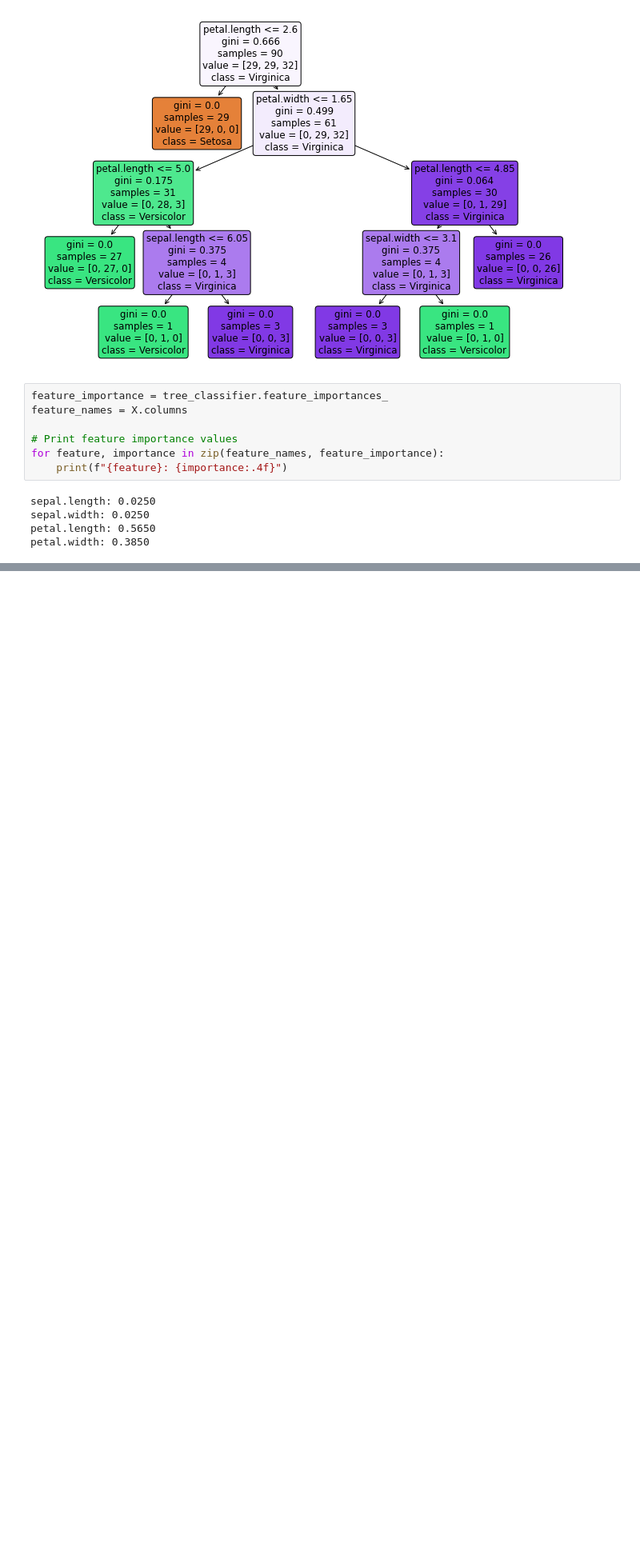
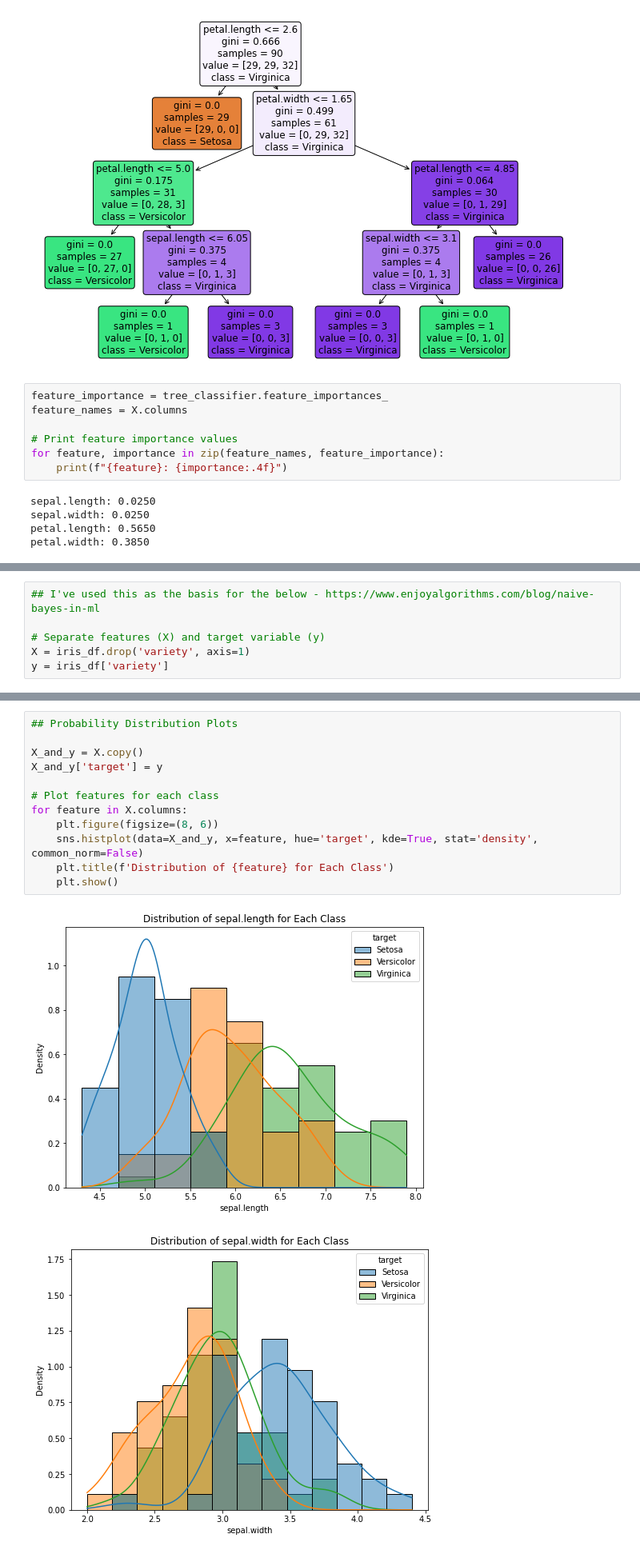
Before and after one commit to KenLin765/machine-learning-and-statistics, a Jupyter notebook: project.ipynb, the cells around one changed output, grey strips where cells are left out. Shown at 80% size. Cells and saved outputs as stored; diff of their text form; blank space fills up the shorter version.

```diff
--- a/project.ipynb
+++ b/project.ipynb
@@ -457,0 +471,6 @@ petal.width: 0.3850
+# %%
+## I've used this as the basis for the below - https://www.enjoyalgorithms.com/blog/naive-bayes-in-ml
+
+# Separate features (X) and target variable (y)
+X = iris_df.drop('variety', axis=1)
+y = iris_df['variety']
@@ -457,0 +529,15 @@ petal.width: 0.3850
+# %%
+## Probability Distribution Plots
+
+X_and_y = X.copy()
+X_and_y['target'] = y
+
+# Plot features for each class
+for feature in X.columns:
+    plt.figure(figsize=(8, 6))
+    sns.histplot(data=X_and_y, x=feature, hue='target', kde=True, stat='density', common_norm=False)
+    plt.title(f'Distribution of {feature} for Each Class')
+    plt.show()
+# %% [output]
+[figure, added]
+[figure, added]
```
Also changed, not shown: parts of 15 cells of this notebook.
